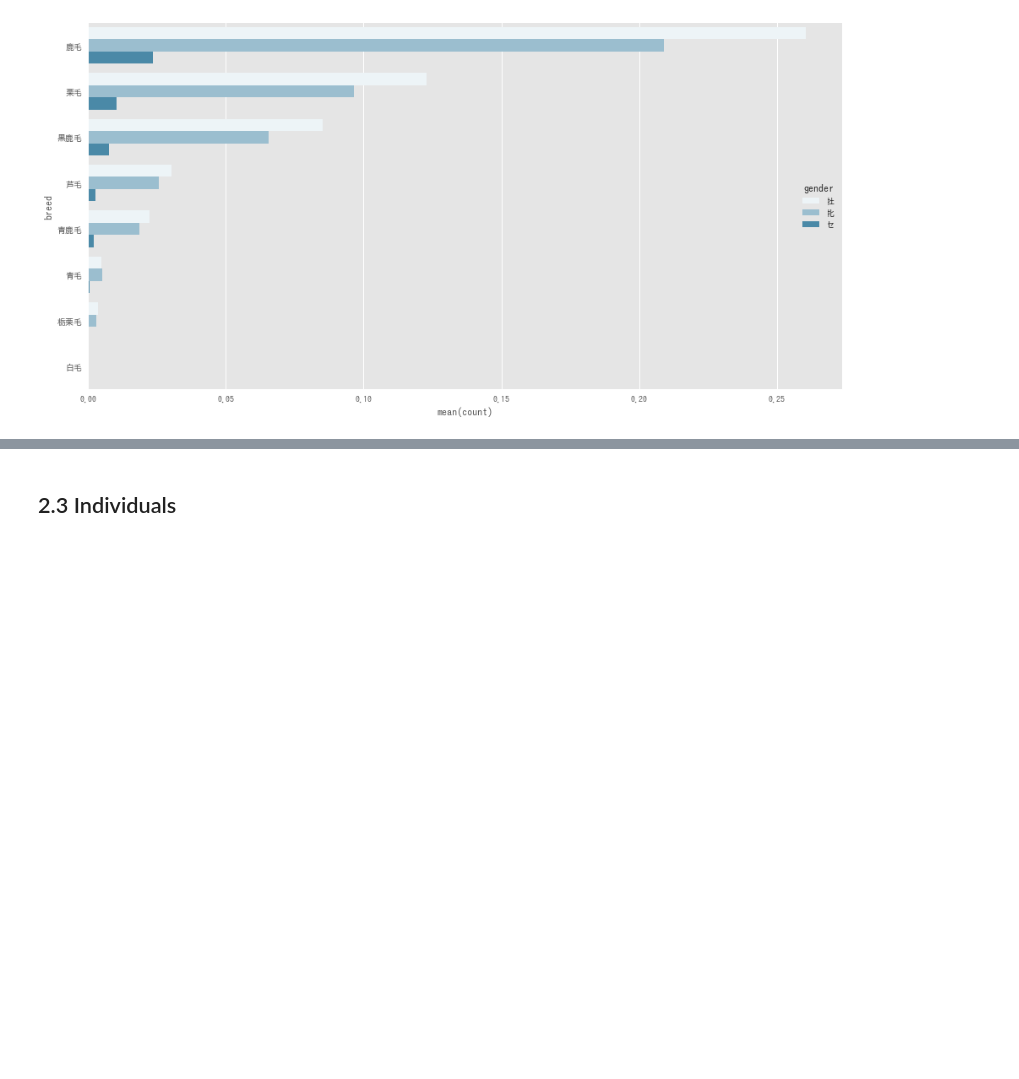
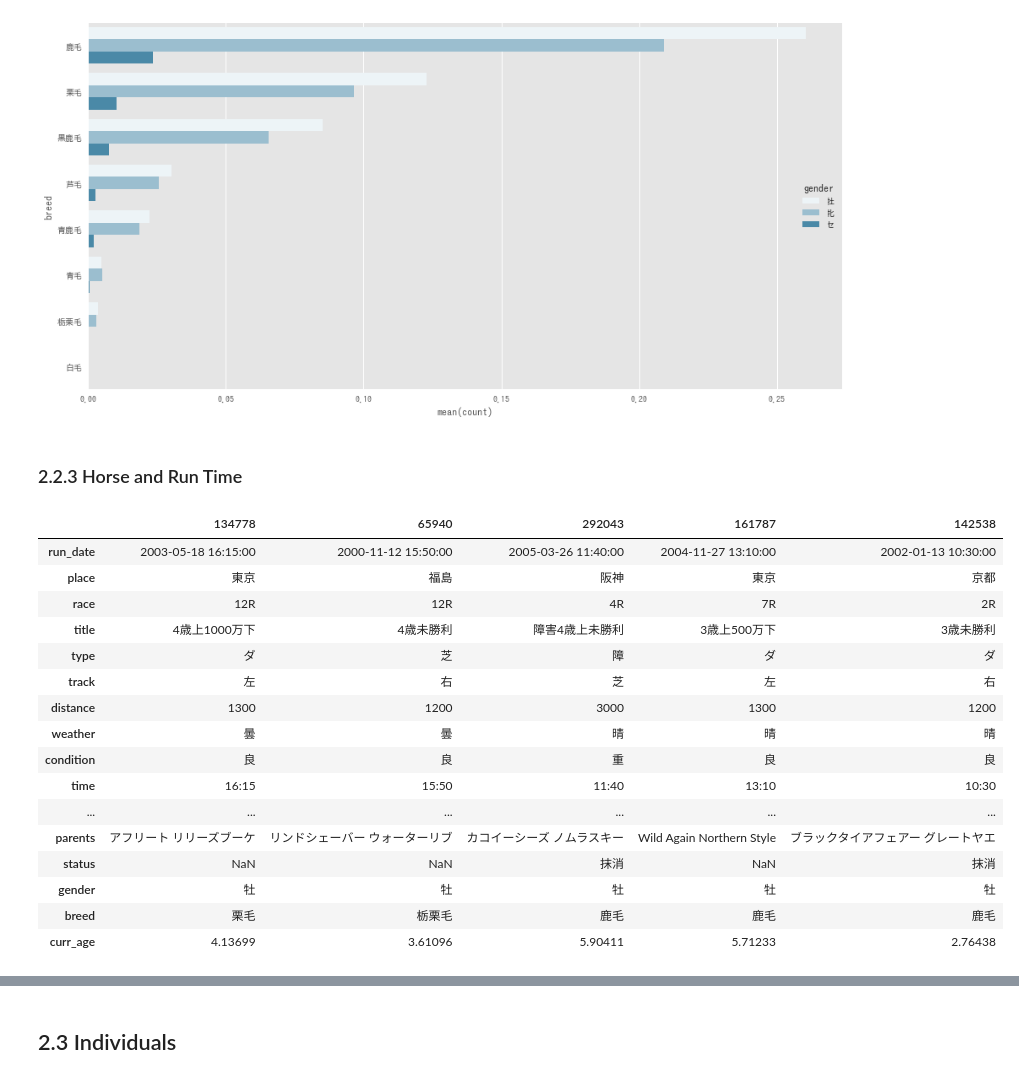
Before and after one commit to terryluzj/ba-fyp-sports-analytics, a Jupyter notebook: analysis/descriptive.ipynb, the cells around one changed output, grey strips where cells are left out. Drawn from its saved outputs; the diff is of its cells as text; code cells hidden in the pictures; blank space fills up the shorter version.

```diff
--- a/analysis/descriptive.ipynb
+++ b/analysis/descriptive.ipynb
@@ -177,3 +177,30 @@ sns.barplot(x='count', y='breed', data=breed_gender_count, color='#3A8FB7', hue=
 # %% [output]
 <matplotlib.axes._subplots.AxesSubplot at 0x...>
 [figure]
+# %% [markdown]
+### 2.2.3 Horse and Run Time
+# %%
+# Merge race and horse dataframe and alter datetime type of information
+horse_race = race_df.merge(horse_df, left_on='horse', right_on='horse_name')
+horse_race['run_date'] = horse_race['run_date'].str.cat(horse_race['time'], sep=' ').apply(lambda x: pd.Timestamp(x))
+horse_race['date_of_birth'] = horse_race['date_of_birth'].apply(lambda x: pd.Timestamp('-'.join(re.findall(r'\d+', x))))
+horse_race['curr_age'] = horse_race['run_date'].subtract(horse_race['date_of_birth']).dt.days / 365.0
+horse_race.sample(n=5).T
+# %% [output]
+|  | 134778 | 65940 | 292043 | 161787 | 142538 |
+| run_date | 2003-05-18 16:15:00 | 2000-11-12 15:50:00 | 2005-03-26 11:40:00 | 2004-11-27 13:10:00 | 2002-01-13 10:30:00 |
+| place | 東京 | 福島 | 阪神 | 東京 | 京都 |
+| race | 12R | 12R | 4R | 7R | 2R |
+| title | 4歳上1000万下 | 4歳未勝利 | 障害4歳上未勝利 | 3歳上500万下 | 3歳未勝利 |
+| type | ダ | 芝 | 障 | ダ | ダ |
+| track | 左 | 右 | 芝 | 左 | 右 |
+| distance | 1300 | 1200 | 3000 | 1300 | 1200 |
+| weather | 曇 | 曇 | 晴 | 晴 | 晴 |
+| condition | 良 | 良 | 重 | 良 | 良 |
+| time | 16:15 | 15:50 | 11:40 | 13:10 | 10:30 |
+| ... | ... | ... | ... | ... | ... |
+| parents | アフリート リリーズブーケ | リンドシェーバー ウォーターリブ | カコイーシーズ ノムラスキー | Wild Again Northern Style | ブラックタイアフェアー グレートヤエ |
+| status | NaN | NaN | 抹消 | NaN | 抹消 |
+| gender | 牡 | 牡 | 牡 | 牡 | 牡 |
+| breed | 栗毛 | 栃栗毛 | 鹿毛 | 鹿毛 | 鹿毛 |
+| curr_age | 4.13699 | 3.61096 | 5.90411 | 5.71233 | 2.76438 |
```
Also changed, not shown: parts of 2 cells of this notebook.
